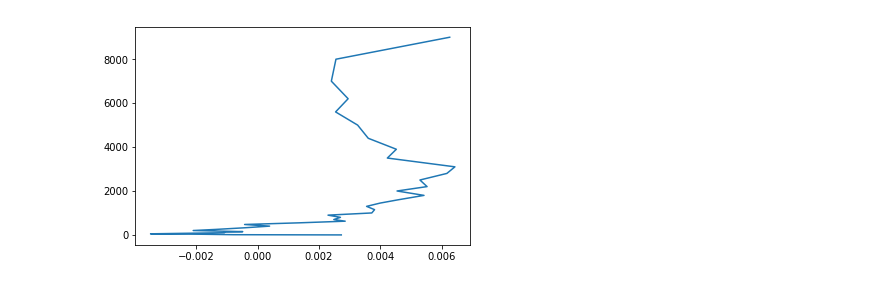
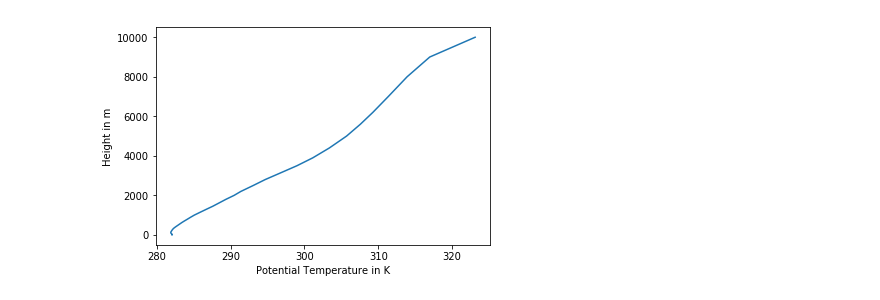
Before and after one commit to gampnico/ss19-feldkurs, a Jupyter notebook: Pycode/Hatpro/Explorer.ipynb, the cells around one changed output. Cells and saved outputs as stored; diff of their text form; code cells hidden in the pictures.

```diff
--- a/Pycode/Hatpro/Explorer.ipynb
+++ b/Pycode/Hatpro/Explorer.ipynb
@@ -9,9 +9,22 @@ pd.options.display.max_rows = 7000 # number of displayed rows
 
 # Temperature
 T = pd.read_csv('HATPRO_temp.csv', sep=';', comment='#', header=0, names = C.Z, index_col=0, date_parser=pd.to_datetime)
-T = T['2019-05-23 00:00:00':'2019-05-23 09:00:00']
+#T = T['2019-05-23 00:00:00':'2019-05-23 09:00:00']
 
 # Humidity
 a = pd.read_csv('HATPRO_humidity.csv', sep=';', comment='#', header=0, names = C.Z, index_col=0, date_parser=pd.to_datetime)
 a = a*10**(-3) # to get kg/m^-3
-a = a['2019-05-23 00:00:00':'2019-05-23 09:00:00']
+#a = a['2019-05-23 00:00:00':'2019-05-23 09:00:00']
+
+
+# get data for initial pressure data
+DATA = pd.read_csv('TAWES_UIBK_Ertel.csv', sep= '\\t', header = None, engine='python', index_col=0) # first row was deleted
+
+#skip "
+b = np.array(DATA.index)
+for i in np.arange(0,len(b)):
+   b[i]= b[i][1:]
+DATA.index = pd.to_datetime(b)
+DATA = DATA.iloc[::-1]
+DATA = DATA[:'2019-05-24 15:10:00']
+DATA
@@ -21,10 +52,7 @@ e = C.e(T,a)
 # %%
 # pressure of dry air
 p_d = pd.DataFrame(index = T.index, columns = T.columns)
-DATA = pd.read_csv('data_TAWES_UIBK.csv', sep=';', comment='#', header=0, index_col=0, date_parser=pd.to_datetime)
-DATA = DATA.iloc[::10,]
-DATA = DATA[ '2019-05-23 00:00:00':'2019-05-23 09:02:00']
-p_d[0] = 1000*10**2
-#p_d[0] = DATA['p']*10**2 # initial condition # problem in pressure Data
+p_d[0] = np.array(DATA[9])*10
 for i in np.arange(1, len(p_d.columns)):
     p_d.iloc[:,i] = C.p_z2( p_d.iloc[:,i-1], p_d.columns[i-1], p_d.columns[i], T.iloc[:,i-1])
+p_d
@@ -37,7 +84,7 @@ Tv = C.Tv(T,w)
 # %%
 # pressure
 p = pd.DataFrame(index = T.index, columns = T.columns)
-p[0] = 1000*10**2
+p[0] = np.array(DATA[10])*10
 #p[0] = DATA['p']*10**2 # initial condition # problem in pressure Data
 for i in np.arange(1, len(p.columns)):
     p.iloc[:,i] = C.p_z2(p.iloc[:,i-1], p.columns[i-1], p.columns[i], Tv.iloc[:,i-1])
@@ -49,8 +96,19 @@ theta = C.Theta(T,p)
 Gradient = pd.DataFrame(index = T.index, columns = T.columns)
 for i in np.arange(0, len(theta.columns)-1):
     Gradient.iloc[:,i] = (theta.iloc[:, i+1]- theta.iloc[:, i])/(theta.columns[i+1]-theta.columns[i])
-# %%
-#plt.plot(theta.loc['2019-05-23 22:00:00'], theta.columns)
-plt.plot(Gradient.loc['2019-05-23 09:00:00'], Gradient.columns);
-# %% [output]
-[figure, removed]
+# %%
+def Plot_theta(index):
+    plt.plot(theta.loc[index], theta.columns)
+    plt.xlabel('Potential Temperature in K')
+    plt.ylabel('Height in m')
+
+
+def Plot_Gradient(index):
+    plt.plot(Gradient.loc[index], Gradient.columns)
+    plt.xlabel('Gradient of Potential Temperature in K')
+    plt.ylabel('Height in m')
+    plt.ylim(0,250)
+# %%
+Plot_theta('2019-05-23 05:20:00')
+# %% [output]
+[figure, added]
```
Also changed, not shown: parts of 3 cells of this notebook.
